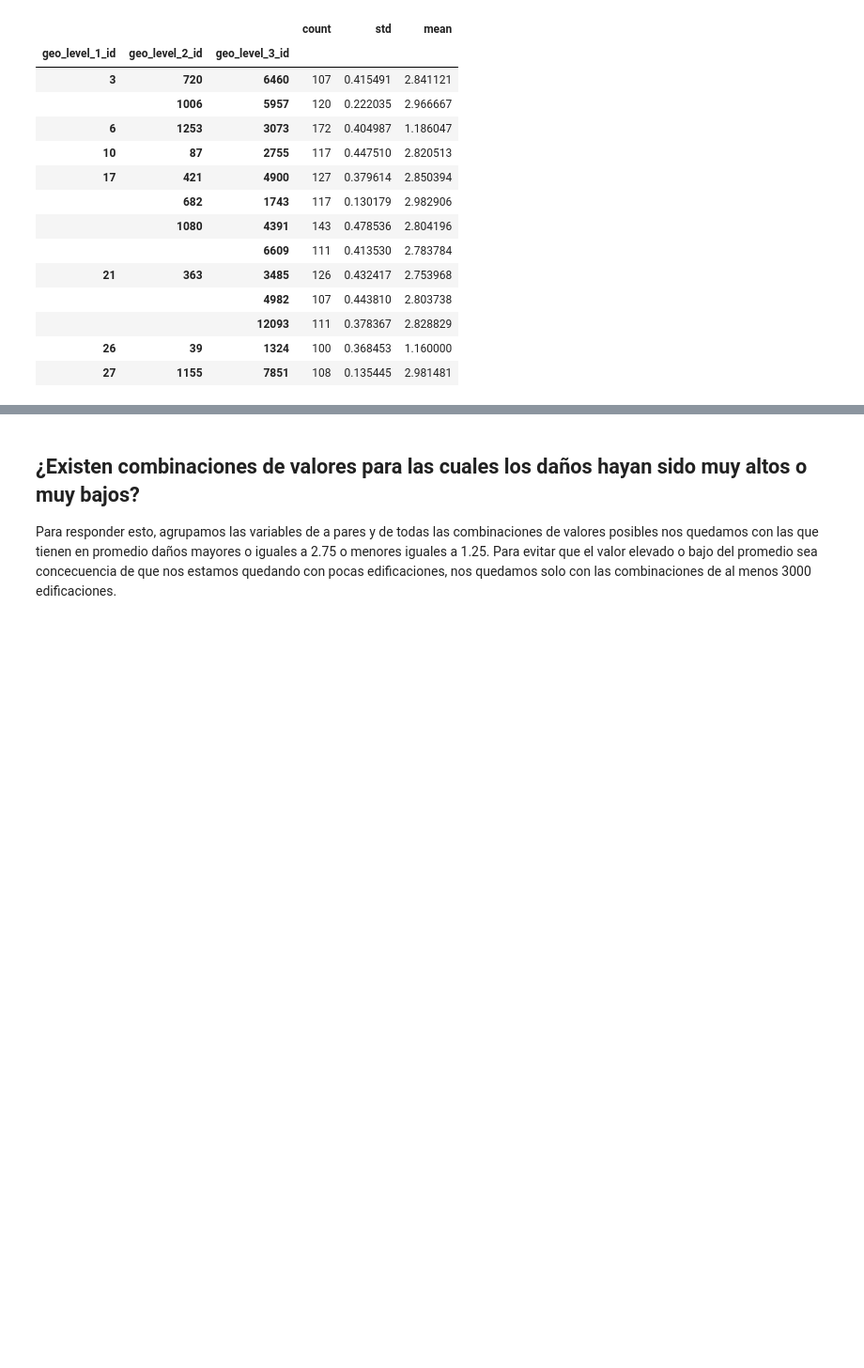
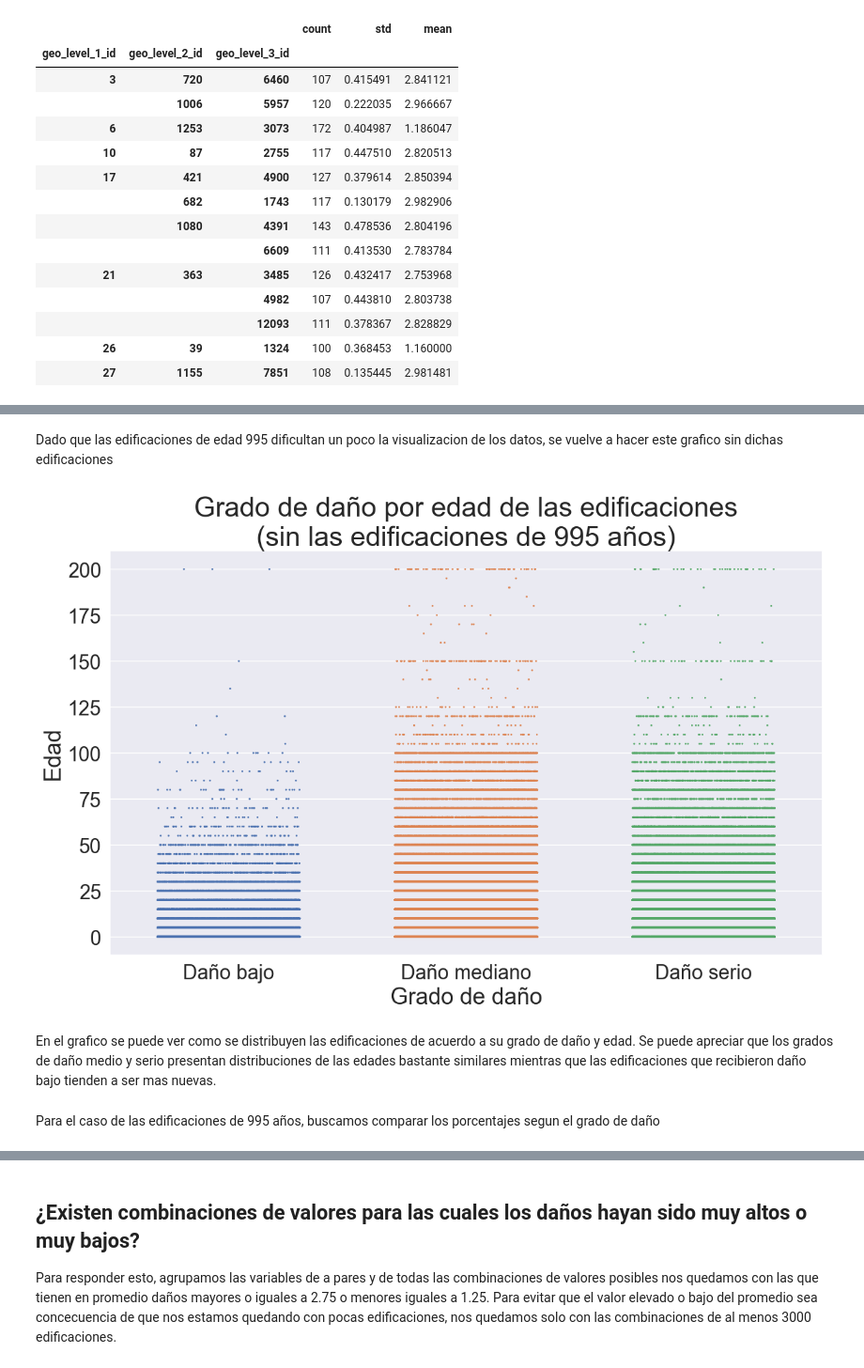
Before and after one commit to GuidoBergman/Datos---Tp1, a Jupyter notebook: Tp1.ipynb, the cells around one changed output, grey strips where cells are left out. Shown at 94% size. Drawn from its saved outputs; the diff is of its cells as text; code cells hidden in the pictures; blank space fills up the shorter version.

```diff
--- a/Tp1.ipynb
+++ b/Tp1.ipynb
@@ -226,0 +258,21 @@ a.loc[(a['count']>=100) & (a['std']<= 0.5) &
+# %% [markdown]
+Dado que las edificaciones de edad 995 dificultan un poco la visualizacion de los datos, se vuelve a hacer este grafico sin dichas edificaciones
+# %%
+fig, ax = plt.subplots(figsize=(14,8))
+sns.stripplot(data=values.loc[values['age'] != 995,:],
+              x="damage_grade", y="age",
+              jitter=0.3, size=2)
+ax.set_title('Grado de daño por edad de las edificaciones\n'
+             '(sin las edificaciones de 995 años)',
+             fontsize=30)
+ax.set_xlabel('Grado de daño', fontsize = 25)
+ax.set_ylabel('Edad', fontsize = 25)
+ax.set_xticklabels(['Daño bajo', 'Daño mediano', 'Daño serio'])
+sns.set(font_scale = 2)
+plt.show()
+# %% [output]
+[figure, added]
+# %% [markdown]
+En el grafico se puede ver como se distribuyen las edificaciones de acuerdo a su grado de daño y edad. Se puede apreciar que los grados de daño medio y serio presentan distribuciones de las edades bastante similares mientras que las edificaciones que recibieron daño bajo tienden a ser mas nuevas.
+# %% [markdown]
+Para el caso de las edificaciones de 995 años, buscamos comparar los porcentajes segun el grado de daño
```
Also changed, not shown: parts of 17 cells of this notebook, 1 other file.
